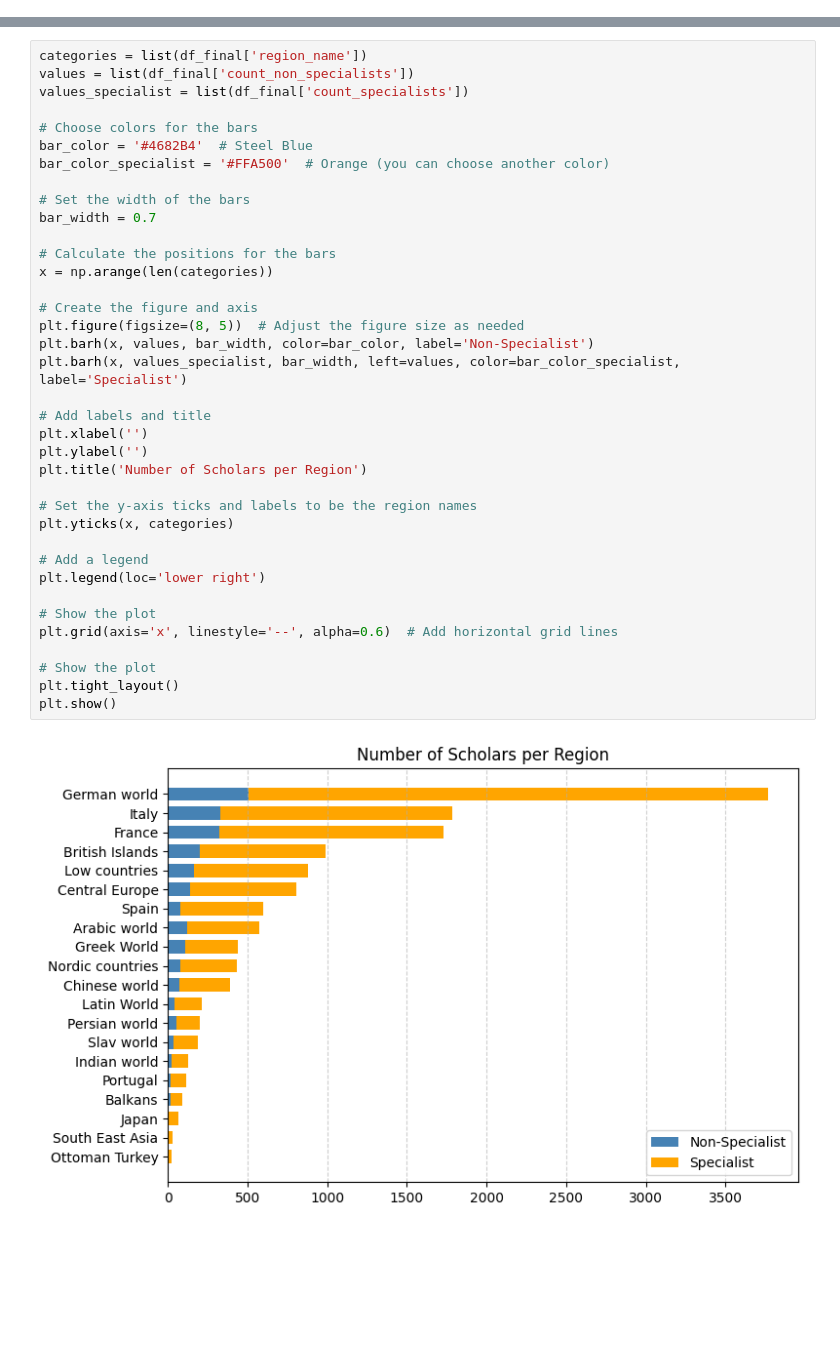
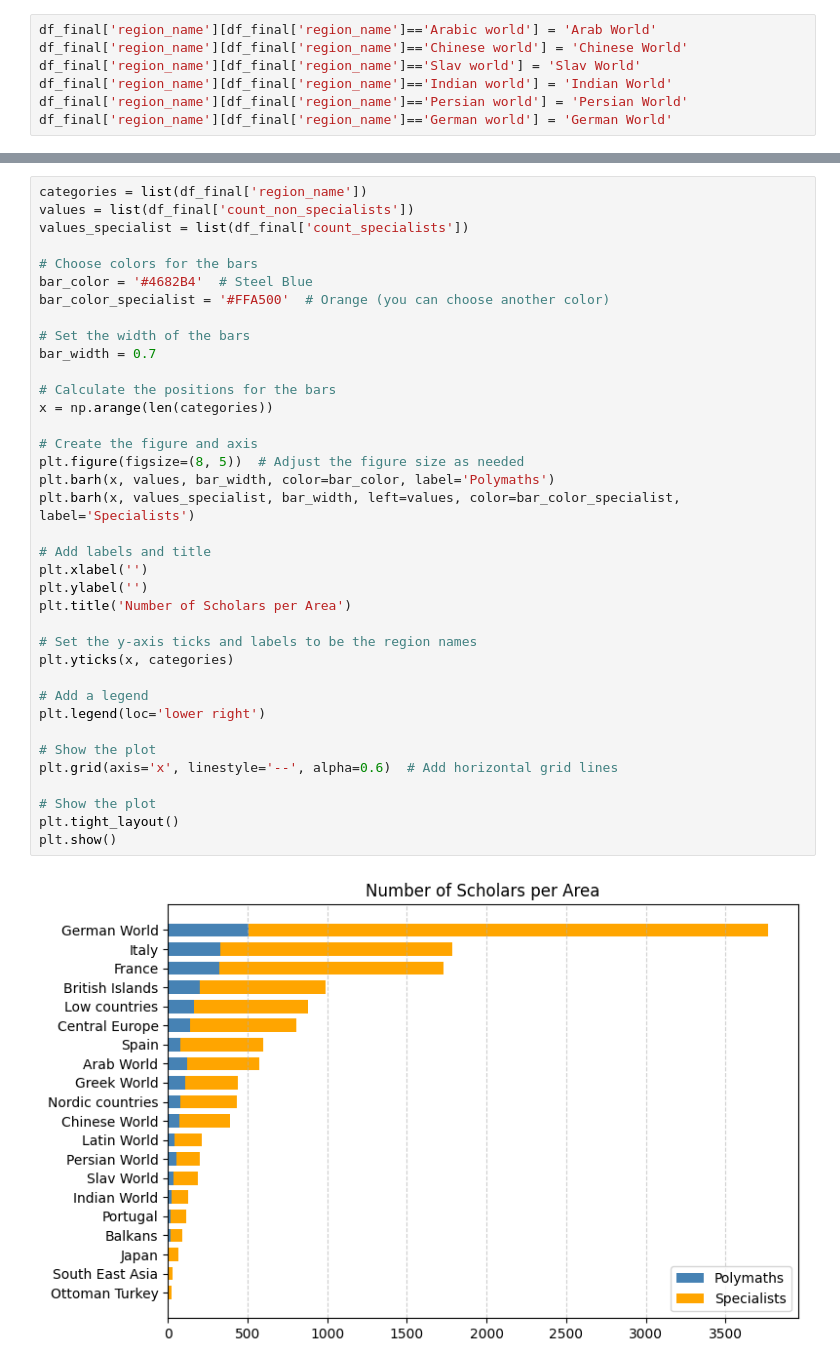
Before and after one commit to charlesdedampierre/science_history, a Jupyter notebook: notebooks/16 - count_regions_individuals.ipynb, the cells around one changed output, grey strips where cells are left out. Cells and saved outputs as stored; diff of their text form; blank space fills up the shorter version.

```diff
--- a/notebooks/16 - count_regions_individuals.ipynb
+++ b/notebooks/16 - count_regions_individuals.ipynb
@@ -53,3 +50,10 @@ df_final
 | 5 | France | 324 | 1405 | 1729 |
 | 9 | Italy | 328 | 1458 | 1786 |
 | 6 | German world | 505 | 3263 | 3768 |
+# %%
+df_final['region_name'][df_final['region_name']=='Arabic world'] = 'Arab World'
+df_final['region_name'][df_final['region_name']=='Chinese world'] = 'Chinese World'
+df_final['region_name'][df_final['region_name']=='Slav world'] = 'Slav World'
+df_final['region_name'][df_final['region_name']=='Indian world'] = 'Indian World'
+df_final['region_name'][df_final['region_name']=='Persian world'] = 'Persian World'
+df_final['region_name'][df_final['region_name']=='German world'] = 'German World'
@@ -61,34 +83,34 @@ values_specialist = list(df_final['count_specialists'])
 # Choose colors for the bars
 bar_color = '#4682B4'  # Steel Blue
 bar_color_specialist = '#FFA500'  # Orange (you can choose another color)
 
 # Set the width of the bars
 bar_width = 0.7
 
 # Calculate the positions for the bars
 x = np.arange(len(categories))
 
 # Create the figure and axis
 plt.figure(figsize=(8, 5))  # Adjust the figure size as needed
-plt.barh(x, values, bar_width, color=bar_color, label='Non-Specialist')
-plt.barh(x, values_specialist, bar_width, left=values, color=bar_color_specialist, label='Specialist')
+plt.barh(x, values, bar_width, color=bar_color, label='Polymaths')
+plt.barh(x, values_specialist, bar_width, left=values, color=bar_color_specialist, label='Specialists')
 
 # Add labels and title
 plt.xlabel('')
 plt.ylabel('')
-plt.title('Number of Scholars per Region')
+plt.title('Number of Scholars per Area')
 
 # Set the y-axis ticks and labels to be the region names
 plt.yticks(x, categories)
 
 # Add a legend
 plt.legend(loc='lower right')
 
 # Show the plot
 plt.grid(axis='x', linestyle='--', alpha=0.6)  # Add horizontal grid lines
 
 # Show the plot
 plt.tight_layout()
 plt.show()
 # %% [output]
-[figure, old version]
+[figure, new version]
```
Also changed, not shown: parts of 6 cells of this notebook, 31 other files.
